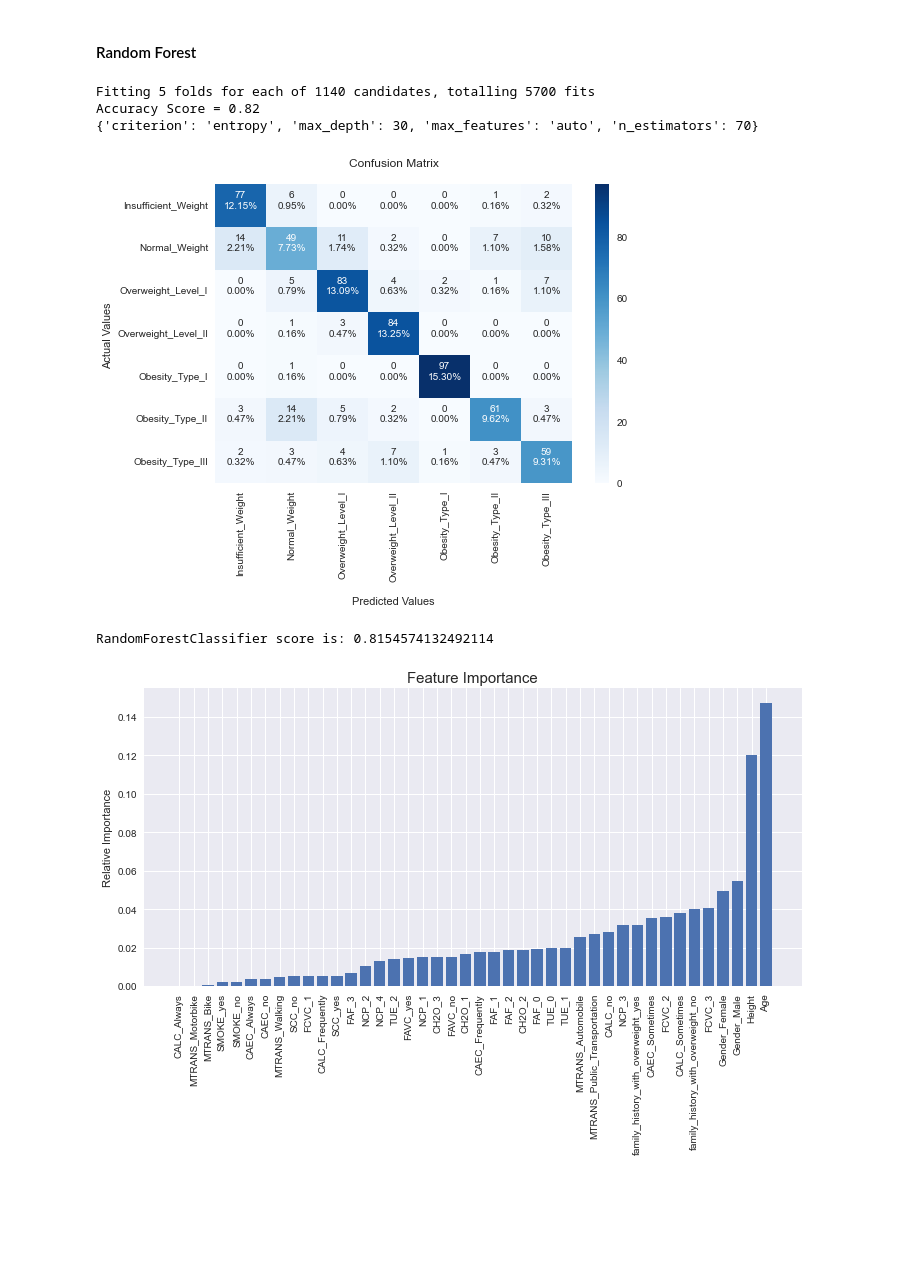
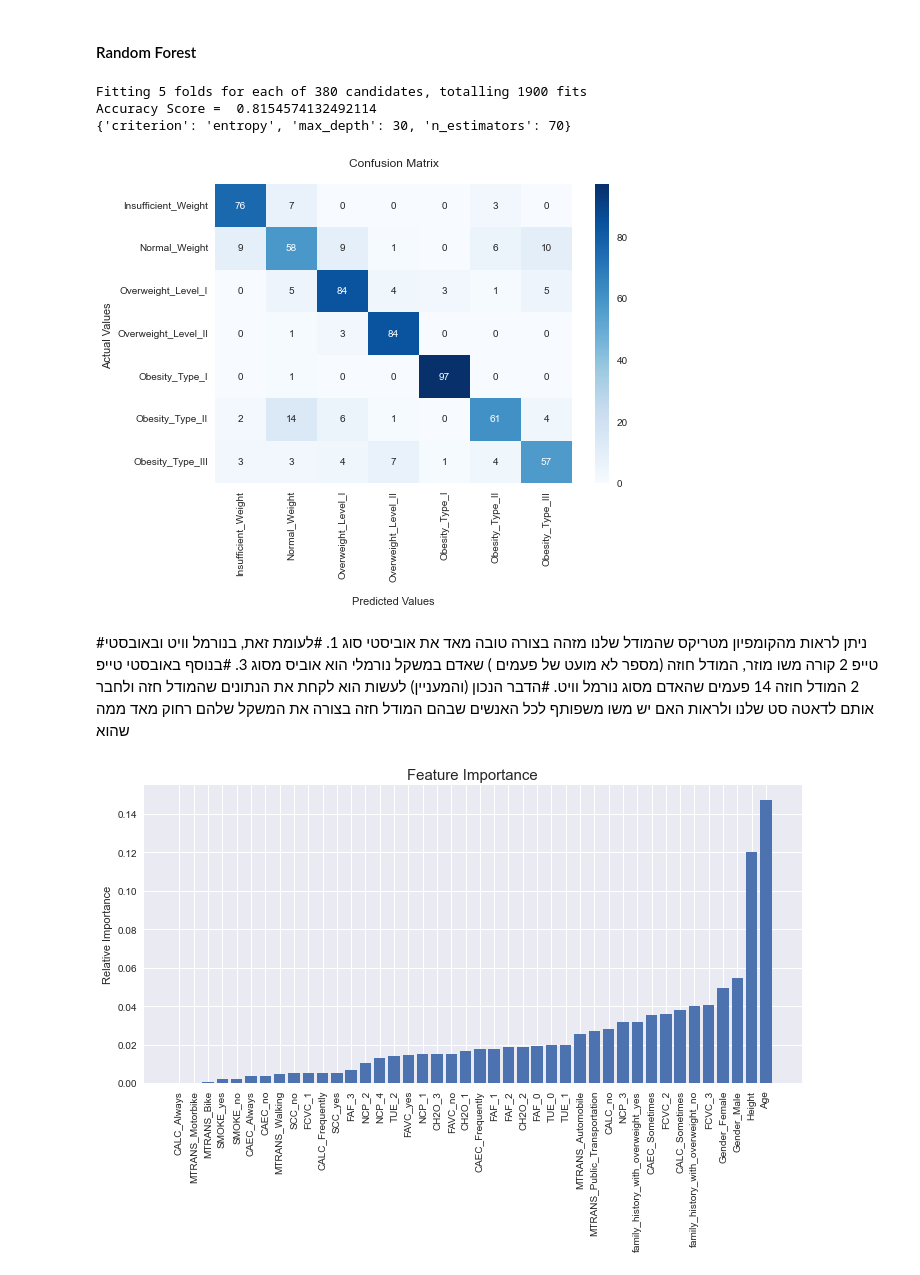
Before and after one commit to NoaAmichai/Obesity-Data-Science-Project, a Jupyter notebook: Obesity.ipynb, the cells around one changed output. Drawn from its saved outputs; the diff is of its cells as text; code cells hidden in the pictures; blank space fills up the shorter version.

```diff
--- a/Obesity.ipynb
+++ b/Obesity.ipynb
@@ -373,11 +373,12 @@ parameters = {'n_neighbors':[int(x) for x in range(4, 20)],
               'metric':['euclidean', 'manhattan', 'chebyshev'],
               'p':[1,2],
               'algorithm': ['auto', 'ball_tree', 'kd_tree', 'brute']}
-search_KNN = GridSearchCV(KNeighborsClassifier(),parameters, verbose=True, n_jobs=15, cv=5,return_train_score=True, scoring='accuracy')
+search_KNN = GridSearchCV(KNeighborsClassifier(),parameters, verbose=True, n_jobs=15,
+                          cv=5,return_train_score=True, scoring='accuracy')
 search_KNN.fit(X_train_norm,y_train)
 y_pred_KNN = search_KNN.predict(X_test_norm)
 norm_accuracy = round(metrics.accuracy_score(y_test, y_pred_KNN),5)
-print ("Accuracy Score = %3.2f" %(norm_accuracy))
+print ("Accuracy Score =",(norm_accuracy))
 print (search_KNN.best_params_)
 #print ("\nClassification Report:\n", metrics.classification_report(y_test, y_pred_KNN))
 # %% [output]
@@ -412,44 +406,36 @@ max_depth = [int(x) for x in range(10, 100, 10)]
 max_depth.append(None)
 parameters = {'criterion':['gini','entropy'],
                'n_estimators': [int(x) for x in range(10, 200,10)],
-               'max_depth':max_depth,
-               'max_features':['auto', 'sqrt', 'log2'],}
-RFsearch = GridSearchCV(RandomForestClassifier(random_state=42), parameters,verbose=True, n_jobs=15, cv=5,return_train_score=True,scoring='accuracy')
+               'max_depth':max_depth}
+RFsearch = GridSearchCV(RandomForestClassifier(random_state=42), parameters,verbose=True, n_jobs=15,
+                        cv=5,return_train_score=True,scoring='accuracy')
 RFsearch.fit(X_train_norm,y_train)
 y_pred = RFsearch.predict(X_test_norm)
 print ("Accuracy Score = " ,(RFsearch.score(X_test_norm,y_test)))
 print (RFsearch.best_params_)
 # %% [output]
-Fitting 5 folds for each of 1140 candidates, totalling 5700 fits
-Accuracy Score = 0.82
-{'criterion': 'entropy', 'max_depth': 30, 'max_features': 'auto', 'n_estimators': 70}
+Fitting 5 folds for each of 380 candidates, totalling 1900 fits
+Accuracy Score =  0.8154574132492114
+{'criterion': 'entropy', 'max_depth': 30, 'n_estimators': 70}
 # %%
 from sklearn.metrics import confusion_matrix
-group_counts = ["{0:0.0f}".format(value) for value in
-                cf_matrix.flatten()]
-group_percentages = ["{0:.2%}".format(value) for value in
-                     cf_matrix.flatten()/np.sum(cf_matrix)]
-labels = [f"{v1}\n{v2}\n" for v1, v2 in
-          zip(group_counts,group_percentages)]
-labels = np.asarray(labels).reshape(7,7)
-ax = sns.heatmap(cf_matrix, annot=labels, fmt='', cmap='Blues')
+ax = sns.heatmap(cf_matrix, annot=True, fmt='', cmap='Blues')
 cf_matrix = confusion_matrix(y_test, y_pred)
 ax.set_title('Confusion Matrix\n');
 ax.set_xlabel('\nPredicted Values')
 ax.set_ylabel('Actual Values ');
 ax.xaxis.set_ticklabels(['Insufficient_Weight','Normal_Weight', 'Overweight_Level_I','Overweight_Level_II',
                          'Obesity_Type_I','Obesity_Type_II','Obesity_Type_III'],rotation=90)
 ax.yaxis.set_ticklabels(['Insufficient_Weight','Normal_Weight','Overweight_Level_I','Overweight_Level_II',
                         'Obesity_Type_I','Obesity_Type_II','Obesity_Type_III'],rotation=0)
 plt.show()
 # %% [output]
-[figure, old version]
+[figure, new version]
-# %%
-best_RF = RandomForestClassifier(max_features = 'auto',criterion = 'entropy', random_state=42 ,max_depth =30,n_estimators = 70)
-best_RF.fit(X_train_norm, y_train)
-print("RandomForestClassifier score is:" ,best_RF.score(X_test_norm, y_test))
-# %% [output]
-RandomForestClassifier score is: 0.8154574132492114
+# %% [markdown]
+#ניתן לראות מהקומפיון מטריקס שהמודל שלנו מזהה בצורה טובה מאד את אוביסטי סוג 1.
+#לעומת זאת, בנורמל וויט ובאובסטי טייפ 2 קורה משו מוזר, המודל חוזה (מספר לא מועט של פעמים ) שאדם במשקל נורמלי הוא אוביס מסוג 3.
+#בנוסף באובסטי טייפ 2 המודל חוזה 14 פעמים שהאדם מסוג נורמל וויט.
+#הדבר הנכון (והמעניין) לעשות הוא לקחת את הנתונים שהמודל חזה ולחבר אותם לדאטה סט שלנו ולראות האם יש משו משפותף לכל האנשים שבהם המודל חזה בצורה את המשקל שלהם רחוק מאד ממה שהוא
 # %%
 importances = best_RF.feature_importances_
 indices = np.argsort(importances)
```
Also changed, not shown: parts of 9 cells of this notebook.
